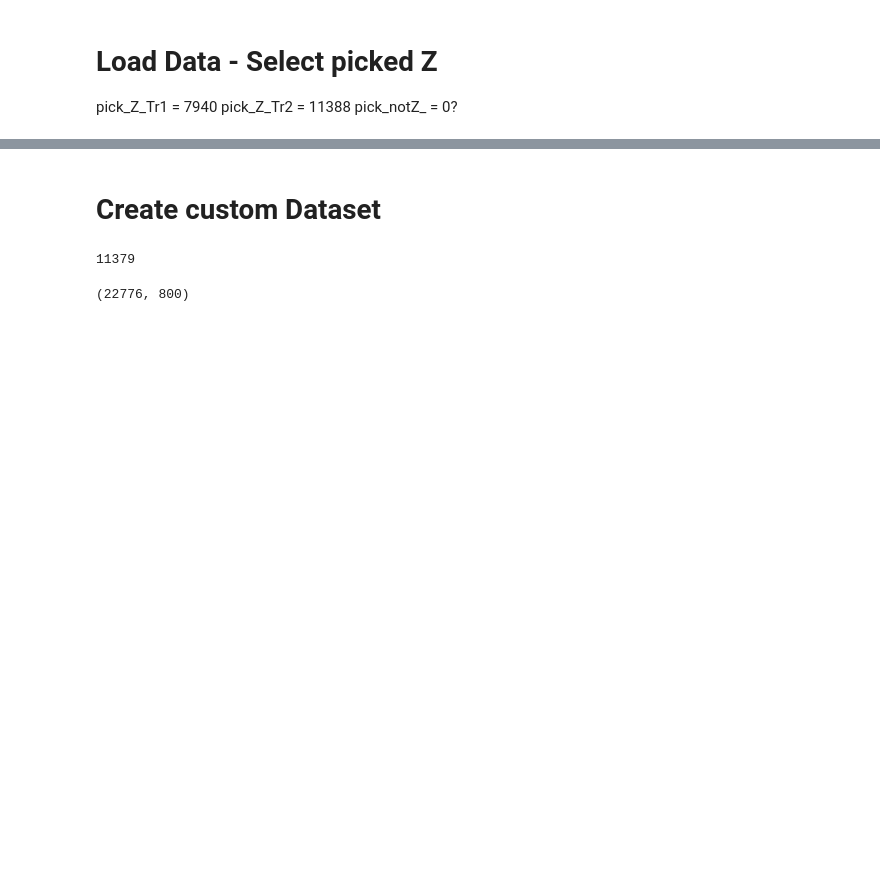
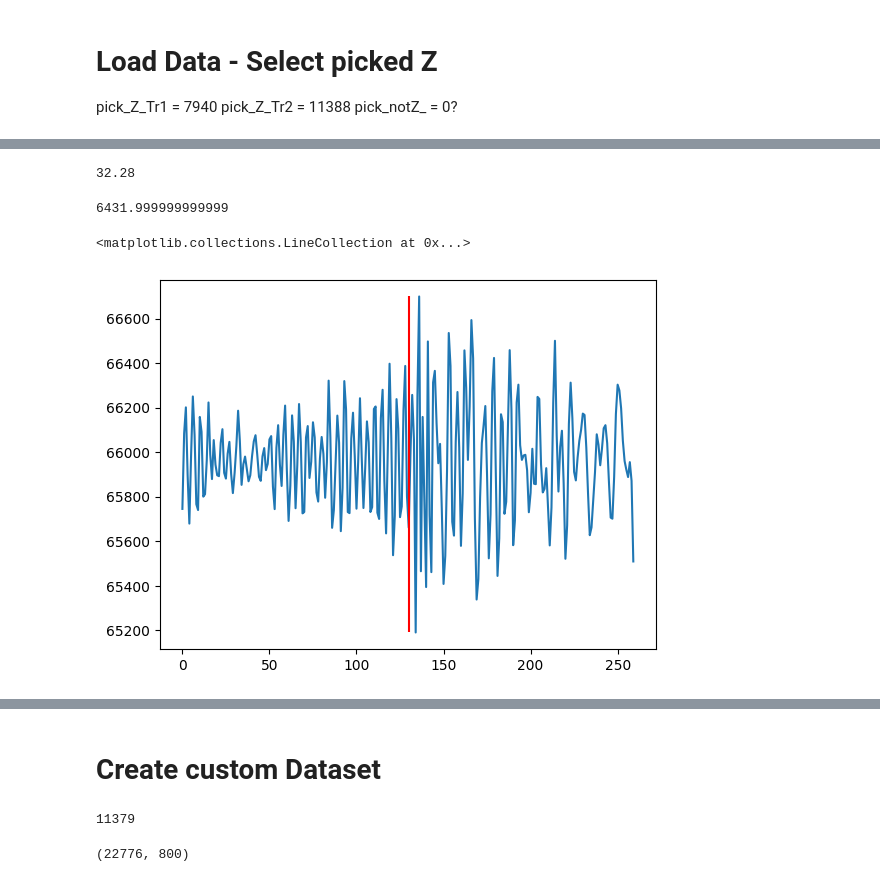
Before and after one commit to Nemenick/primoprogetto, a Jupyter notebook: Codici/_DETECT.ipynb, the cells around one changed output, grey strips where cells are left out. Cells and saved outputs as stored; diff of their text form; code cells hidden in the pictures; blank space fills up the shorter version.

```diff
--- a/Codici/_DETECT.ipynb
+++ b/Codici/_DETECT.ipynb
@@ -28,0 +146,17 @@ for it0 in Tr_f: # it0 tipical = "211205015137"
+# %%
+b[9].stats.sac.a
+# %% [output]
+32.28
+# %%
+32.16*200
+# %% [output]
+6431.999999999999
+# %%
+
+import numpy as np
+i = 16
+plt.plot(b[i].data[int(b[i].stats.sac.a*200)-130:int(b[i].stats.sac.a*200)+130])
+plt.vlines(130,np.min(b[i].data[int(b[i].stats.sac.a*200)-130:int(b[i].stats.sac.a*200)+130]),np.max(b[i].data[int(b[i].stats.sac.a*200)-130:int(b[i].stats.sac.a*200)+130]),color="red")
+# %% [output]
+<matplotlib.collections.LineCollection at 0x...>
+[figure, added]
```
Also changed, not shown: parts of 16 cells of this notebook, 4 other files.
